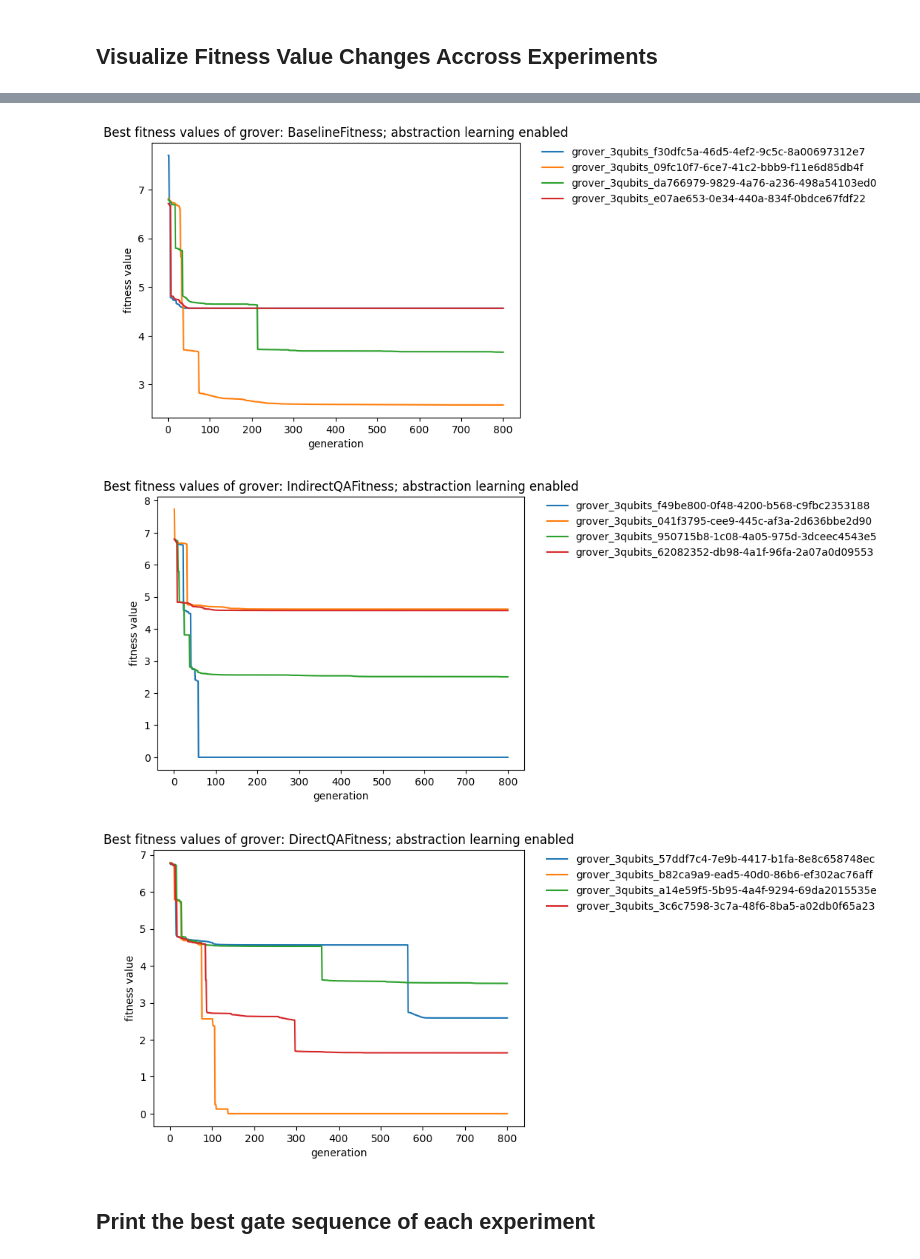
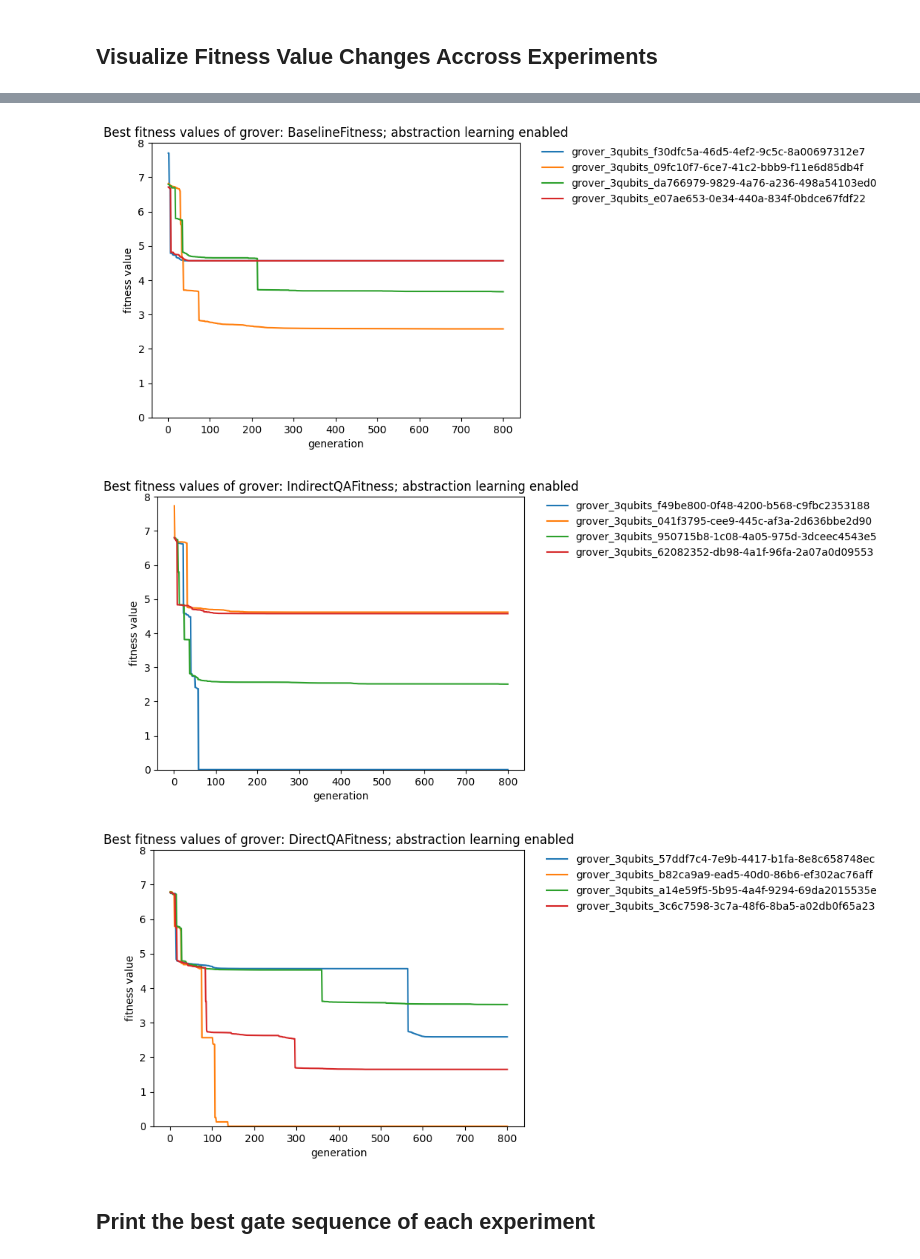
Before and after one commit to westoun/gp4qc, a Jupyter notebook: evaluation.ipynb, the cells around one changed output, grey strips where cells are left out. Saved outputs shown, nothing was run; the diff lists cells and outputs as text; code cells hidden in the pictures.

```diff
--- a/evaluation.ipynb
+++ b/evaluation.ipynb
@@ -105,6 +105,7 @@ for experiment_id in experiment_ids:
     ax.plot(current_fitness_values["generation"], current_fitness_values["mean_fitness_value"])
     ax.set_xlabel("generation")
     ax.set_ylabel("fitness value")
+    ax.set_ylim([0, 8])
 
     print(f"Experiment Id: {experiment_id}")
     print(f"\tConfiguration: {configuration}")
@@ -160,6 +161,7 @@ for configuration in configurations:
         ax.plot(current_fitness_values["generation"], current_fitness_values["mean_fitness_value"])
         ax.set_xlabel("generation")
         ax.set_ylabel("fitness value")
+        ax.set_ylim([0, 8])
         ax = plt.subplot()
 
     plt.legend(legend, bbox_to_anchor=(1.05, 1), loc='upper left', borderaxespad=0, framealpha=0)
@@ -193,6 +195,7 @@ for configuration in configurations:
         ax.plot(current_fitness_values["generation"], current_fitness_values["best_fitness_value"])
         ax.set_xlabel("generation")
         ax.set_ylabel("fitness value")
+        ax.set_ylim([0, 8])
         ax = plt.subplot()
 
     plt.legend(legend, bbox_to_anchor=(1.05, 1), loc='upper left', borderaxespad=0, framealpha=0)
@@ -206,6 +209,6 @@ for configuration in configurations:
-[figure, old version]
+[figure, new version]
-[figure, old version]
+[figure, new version]
-[figure, old version]
+[figure, new version]
 # %% [markdown]
 ## Print the best gate sequence of each experiment
 # %%
```
Also changed, not shown: parts of 3 cells of this notebook.
